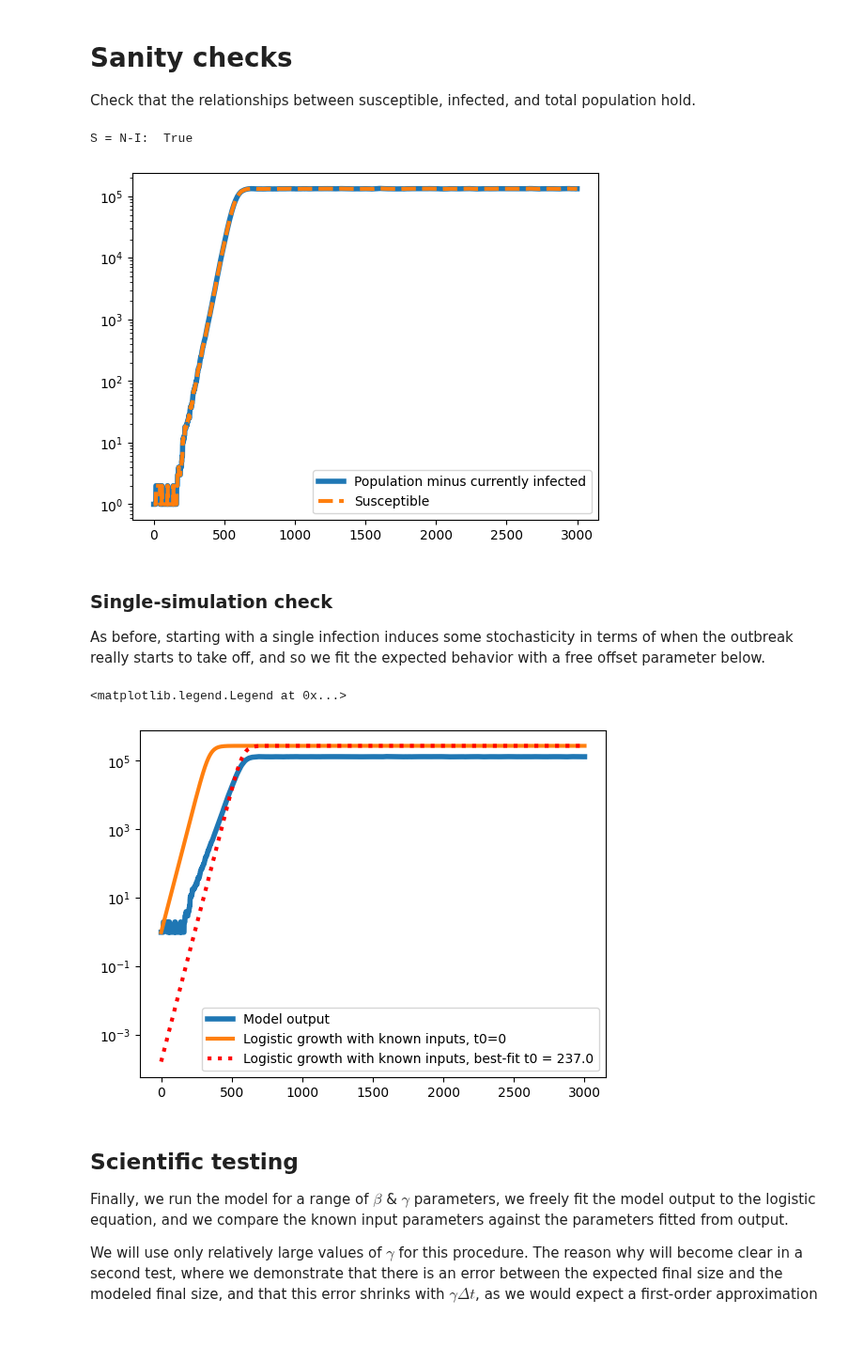
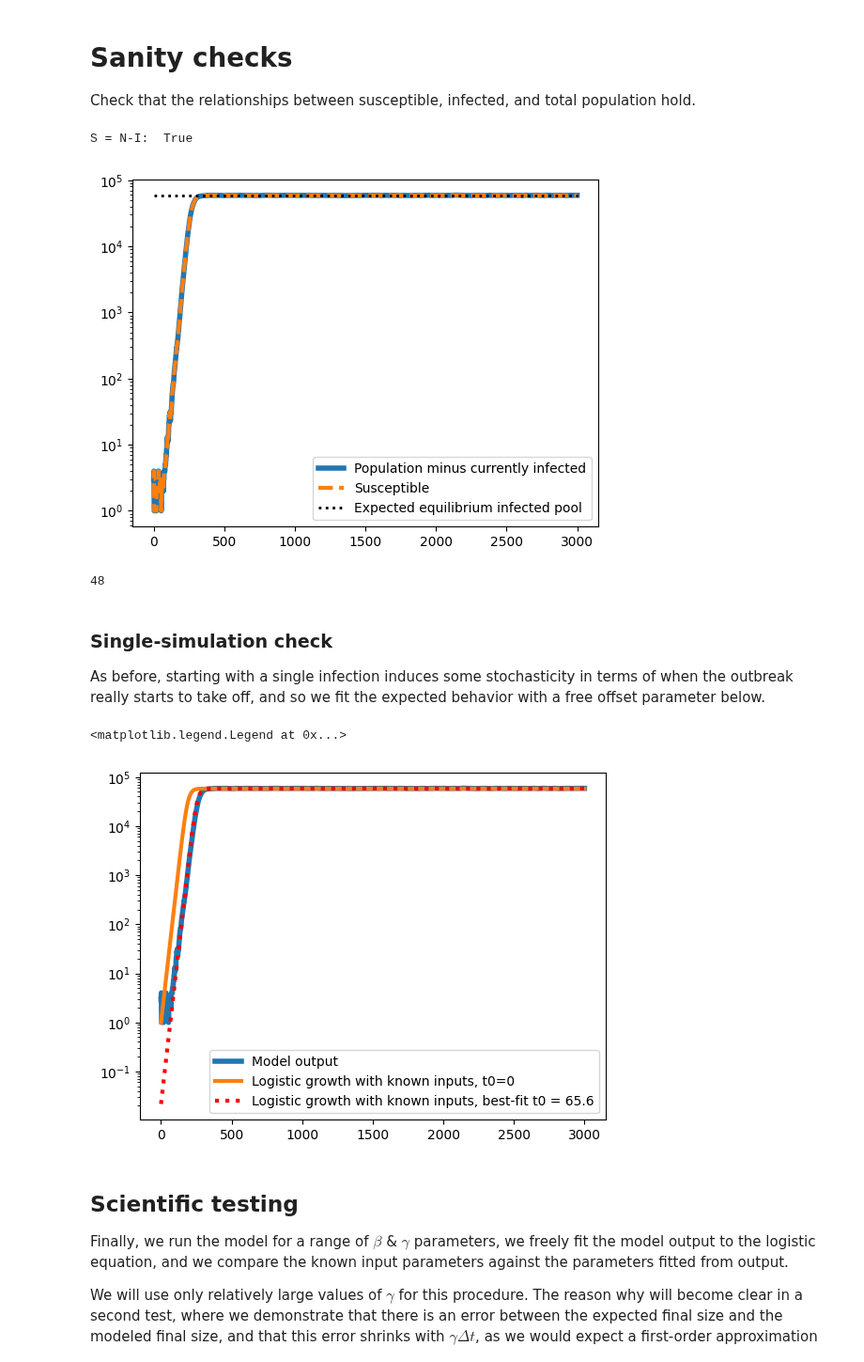
Before and after one commit to InstituteforDiseaseModeling/laser-generic, a Jupyter notebook: notebooks/03_SIS_nobirths_logistic_growth.ipynb, the cells around one changed output. Shown at 94% size. Saved outputs shown, nothing was run; the diff lists cells and outputs as text; code cells hidden in the pictures; blank space fills up the shorter version.

```diff
--- a/notebooks/03_SIS_nobirths_logistic_growth.ipynb
+++ b/notebooks/03_SIS_nobirths_logistic_growth.ipynb
@@ -65,38 +60,23 @@ from laser_generic.newutils import grid
 # %% [markdown]
 To make sure we don't accumulate lots of finite time-step error, make inf mean quite long in units of timestep
 # %%
-pop = 3e5
-
-# scenario = pd.DataFrame(data=[["homenode", pop]], columns=["name", "population"])
-# parameters = PropertySet({"seed": 4, "nticks": 3000, "verbose": True, "beta": 0.01, "inf_mean": 300})
-# model = Model(scenario, parameters)
-# model.components = [
-#     Infection_SIS,
-#     Susceptibility,
-#     Transmission,
-# ]
+pop = 1e5
 
 scenario = grid(M=1, N=1, node_size_km=10, population_fn=lambda x,y: pop, origin_x=0, origin_y=0)
-initial_infected = 1
+initial_infected = 3
 scenario["S"] = scenario.population - initial_infected
 scenario["I"] = initial_infected
-parameters = PropertySet({"seed": 42, "nticks": 3000, "beta": 0.04, "inf_mean": 300})
+parameters = PropertySet({"seed": 42, "nticks": 3000, "beta": 0.1, "inf_mean": 24})
 model = SIS.Model(scenario, parameters)
 
 inf_mean = np.float32(parameters.inf_mean)
-@nb.njit(nogil=True, cache=True)
+@nb.njit(nogil=True, cache=False)
 def infectious_duration_distribution():
-    draw = np.random.normal(loc=inf_mean, scale=2)
-    rounded = np.round(draw)
-    asuint8 = np.uint8(rounded)
-    clipped = np.maximum(1, asuint8)
+    draw = np.random.exponential(scale=inf_mean)
+    rounded = np.floor(draw)
+    asuint16 = np.uint16(rounded)
+    clipped = np.maximum(1, asuint16)
     return clipped
 
 model.infectious_duration_fn = infectious_duration_distribution
-
-# Sampling this pyramid will return indices in [0, 88] with equal probability.
-model.pyramid = AliasedDistribution(np.full(89, 1_000))
-# The survival function will return the probability of surviving past each age.
-model.survival = KaplanMeierEstimator(np.full(89, 1_000).cumsum())
-
-model.components = [SIS.Susceptible(model), SIS.Infectious(model), SIS.Transmission(model)] # , SIS.VitalDynamics(model)]
+model.components = [SIS.Susceptible(model), SIS.Infectious(model),  SIS.Transmission(model)] # , SIS.VitalDynamics(model)]
@@ -111,16 +89,21 @@ Check that the relationships between susceptible, infected, and total population
 # %%
 # I = model.patches.cases.astype("int")
 # I2 = model.patches.populations[:-1] - model.patches.susceptibility.astype("int")
 # plt.plot(I - I2)
 plt.plot(model.nodes.I, lw=4)
 N = model.nodes.S + model.nodes.I
 plt.plot(N - model.nodes.S.astype("int"), "--", lw=3)
+plt.plot([0, model.params.nticks], [(1- 1 / model.params.beta * 1 / model.params.inf_mean) * N[0], (1-1 / model.params.beta * 1 / model.params.inf_mean) * N[0]], ":k", lw=2)
 plt.yscale("log")
-plt.legend(["Population minus currently infected", "Susceptible", "Population minus cumulative infections (incidence)"])
+plt.legend(["Population minus currently infected", "Susceptible", "Expected equilibrium infected pool"])
 print("S = N-I:  " + str(np.isclose(model.nodes.S, N - model.nodes.I).all()))
 # %% [output]
 S = N-I:  True
-[figure, old version]
+[figure, new version]
+# %%
+model.params.inf_mean
+# %% [output]
+48
 # %% [markdown]
 ### Single-simulation check
 As before, starting with a single infection induces some stochasticity in terms of when the outbreak really starts to take off, and so we fit the expected behavior with a free offset parameter below.
@@ -149,7 +132,7 @@ plt.yscale("log")
 plt.legend(["Model output", "Logistic growth with known inputs, t0=0", f"Logistic growth with known inputs, best-fit t0 = {t0_opt:.1f}"])
 # %% [output]
 <matplotlib.legend.Legend at 0x...>
-[figure, old version]
+[figure, new version]
 # %% [markdown]
 ## Scientific testing
 Finally, we run the model for a range of $\beta$ & $\gamma$  parameters, we freely fit the model output to the logistic equation, and we compare the known input parameters against the parameters fitted from output.
```
Also changed, not shown: parts of 11 cells of this notebook, 1 other file.
